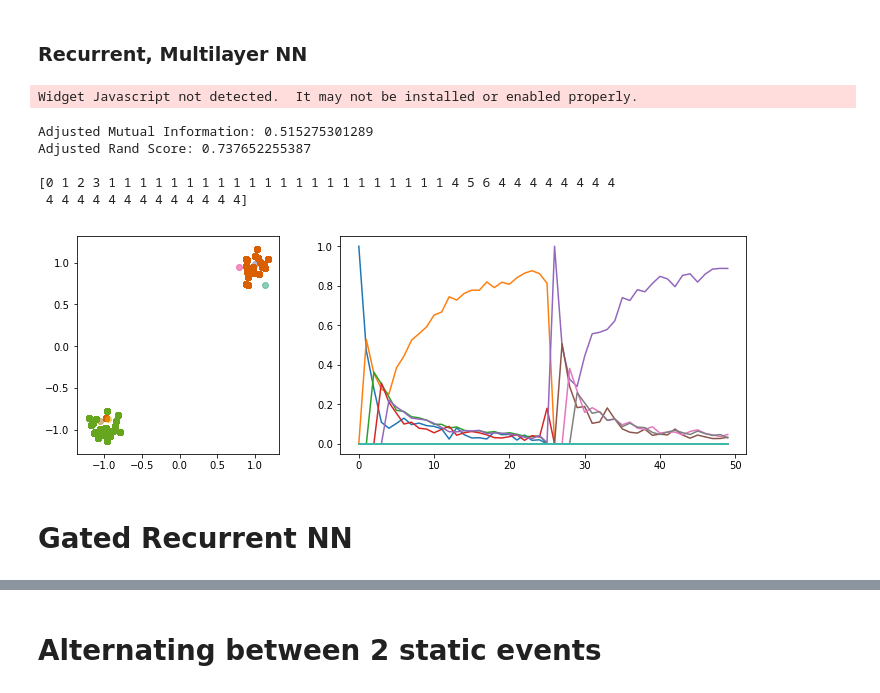
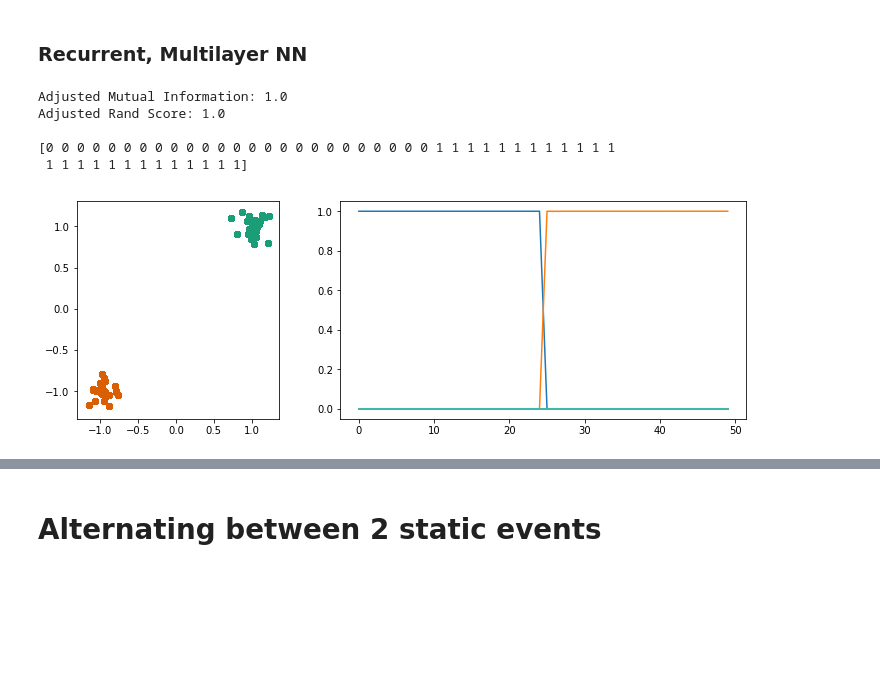
Before and after one commit to nicktfranklin/SEM_paper_simulations, a Jupyter notebook: Demo - Toy Data.ipynb, the cells around one changed output, grey strips where cells are left out. Cells and saved outputs as stored; diff of their text form; code cells hidden in the pictures; blank space fills up the shorter version.

```diff
--- a/Demo - Toy Data.ipynb
+++ b/Demo - Toy Data.ipynb
@@ -144,19 +141,16 @@ Adjusted Rand Score: 0.846241153692
 # %%
 # Initialize keras model
 sem_kwargs4 = dict(lmda=lmda, alfa=alfa, beta=beta,
-                  f_class=KerasSimpleRNN, f_opts=dict(t=5))
+                  f_class=KerasSimpleOnlineRNN, f_opts=dict(t=5))
 
 sem4 = SEM(**sem_kwargs4)
 post = sem4.run(x_train, K=K)
 tf.Session().close()
 plot_segmentation(post, y)
 # %% [output]
-Widget Javascript not detected.  It may not be installed or enabled properly.
+Adjusted Mutual Information: 1.0
+Adjusted Rand Score: 1.0
+
+[0 0 0 0 0 0 0 0 0 0 0 0 0 0 0 0 0 0 0 0 0 0 0 0 0 1 1 1 1 1 1 1 1 1 1 1 1
+ 1 1 1 1 1 1 1 1 1 1 1 1 1]
-Adjusted Mutual Information: 0.515275301289
-Adjusted Rand Score: 0.737652255387
-
-[0 1 2 3 1 1 1 1 1 1 1 1 1 1 1 1 1 1 1 1 1 1 1 1 1 1 4 5 6 4 4 4 4 4 4 4 4
- 4 4 4 4 4 4 4 4 4 4 4 4 4]
-[figure, old version]
+[figure, new version]
-# %% [markdown]
-# Gated Recurrent NN
```
Also changed, not shown: parts of 28 cells of this notebook, 3 other files.
